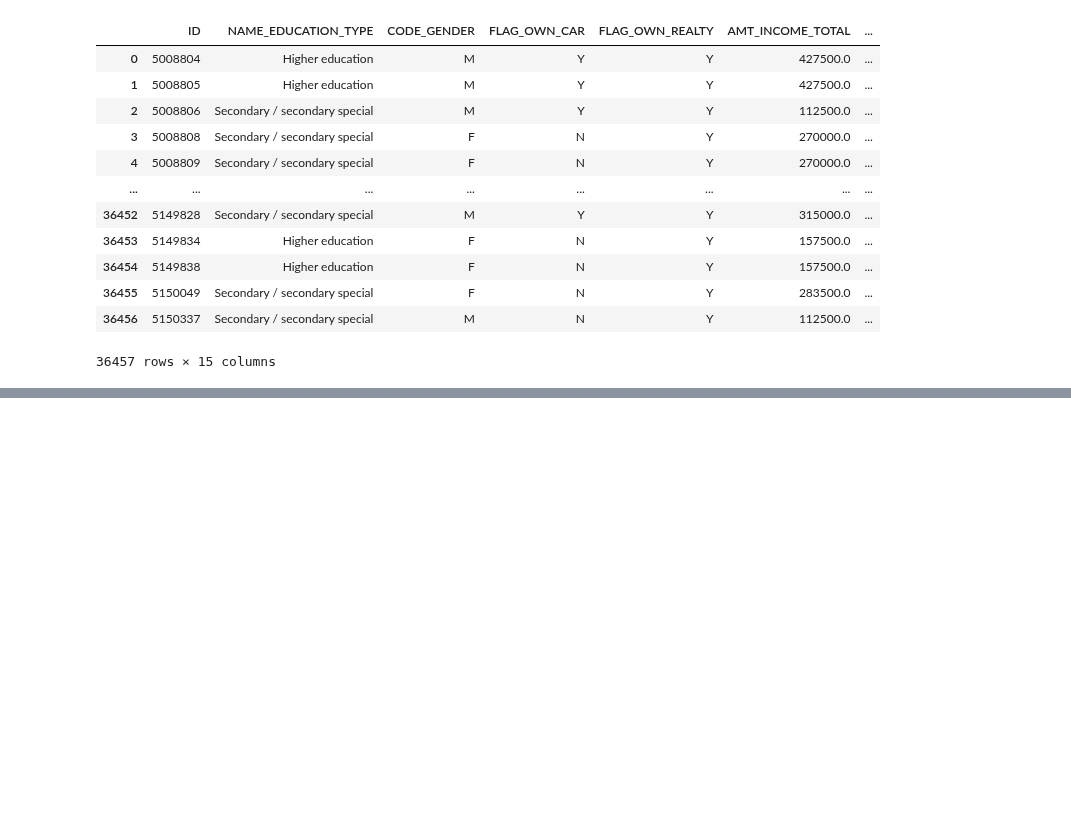
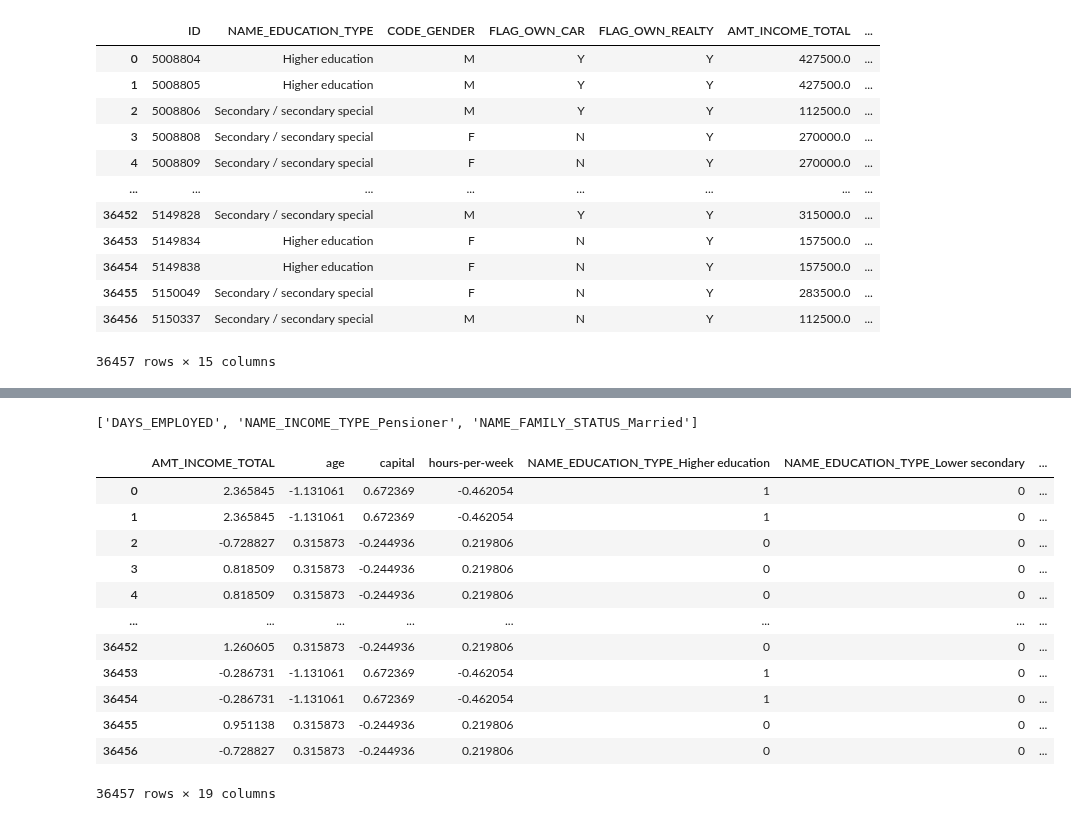
Before and after one commit to Linkkk01/INFO574_Group_Project, a Jupyter notebook: code/try.ipynb, the cells around one changed output, grey strips where cells are left out. Saved outputs shown, nothing was run; the diff lists cells and outputs as text; code cells hidden in the pictures; blank space fills up the shorter version.

```diff
--- a/code/try.ipynb
+++ b/code/try.ipynb
@@ -203,0 +259,9 @@ memory usage: 4.2+ MB
+# %%
+from statsmodels.stats.outliers_influence import variance_inflation_factor
+
+df_non_education = result_df.loc[:, ~result_df.columns.str.startswith('NAME_EDUCATION_TYPE')]
+vif_data = pd.DataFrame()
+vif_data["feature"] = df_non_education.columns
+vif_data["VIF"] = [variance_inflation_factor(df_non_education.values, i)
+                          for i in range(len(df_non_education.columns))]
+vif_data.sort_values(by="VIF", ascending=False)
@@ -203,0 +286,20 @@ memory usage: 4.2+ MB
+# %%
+drop_columns = vif_data['feature'][vif_data['VIF'] > 5].tolist()
+print(drop_columns)
+X = result_df.drop(drop_columns,axis=1)
+X
+# %% [output]
+['DAYS_EMPLOYED', 'NAME_INCOME_TYPE_Pensioner', 'NAME_FAMILY_STATUS_Married']
+|  | AMT_INCOME_TOTAL | age | capital | hours-per-week | NAME_EDUCATION_TYPE_Higher education | NAME_EDUCATION_TYPE_Lower secondary | ... |
+| 0 | 2.365845 | -1.131061 | 0.672369 | -0.462054 | 1 | 0 | ... |
+| 1 | 2.365845 | -1.131061 | 0.672369 | -0.462054 | 1 | 0 | ... |
+| 2 | -0.728827 | 0.315873 | -0.244936 | 0.219806 | 0 | 0 | ... |
+| 3 | 0.818509 | 0.315873 | -0.244936 | 0.219806 | 0 | 0 | ... |
+| 4 | 0.818509 | 0.315873 | -0.244936 | 0.219806 | 0 | 0 | ... |
+| ... | ... | ... | ... | ... | ... | ... | ... |
+| 36452 | 1.260605 | 0.315873 | -0.244936 | 0.219806 | 0 | 0 | ... |
+| 36453 | -0.286731 | -1.131061 | 0.672369 | -0.462054 | 1 | 0 | ... |
+| 36454 | -0.286731 | -1.131061 | 0.672369 | -0.462054 | 1 | 0 | ... |
+| 36455 | 0.951138 | 0.315873 | -0.244936 | 0.219806 | 0 | 0 | ... |
+| 36456 | -0.728827 | 0.315873 | -0.244936 | 0.219806 | 0 | 0 | ... |
+36457 rows × 19 columns
```
Also changed, not shown: parts of 9 cells of this notebook.
